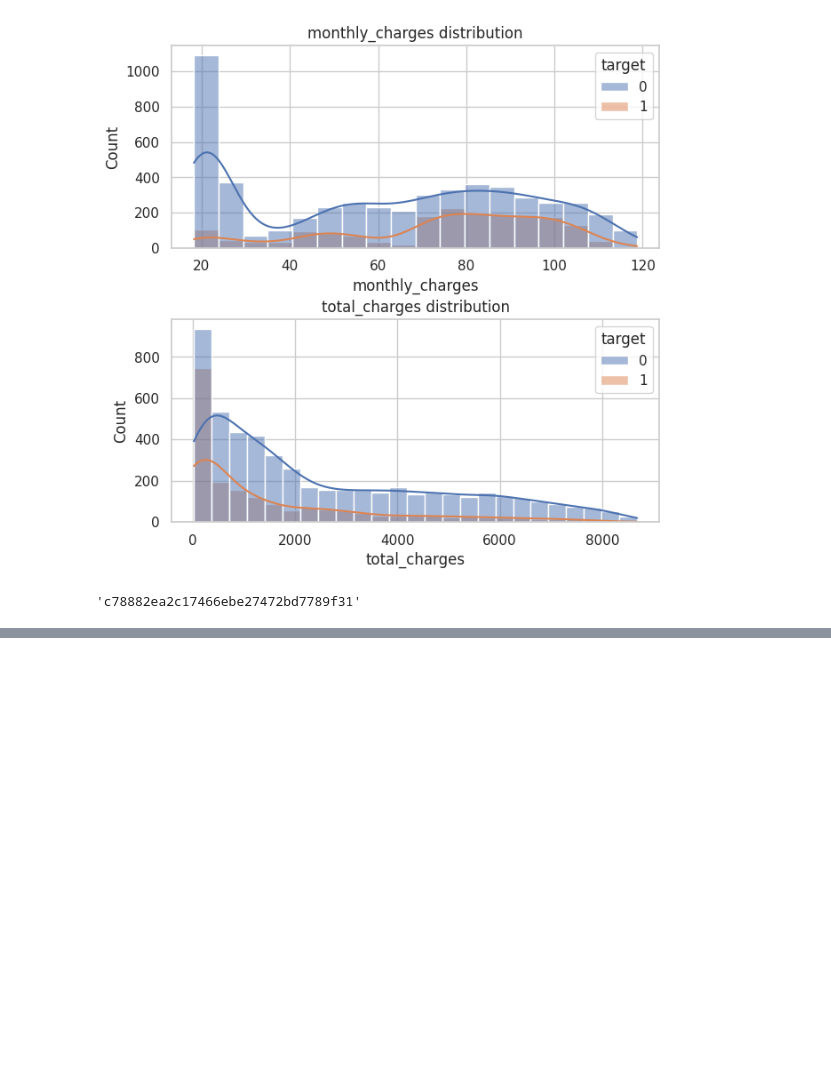
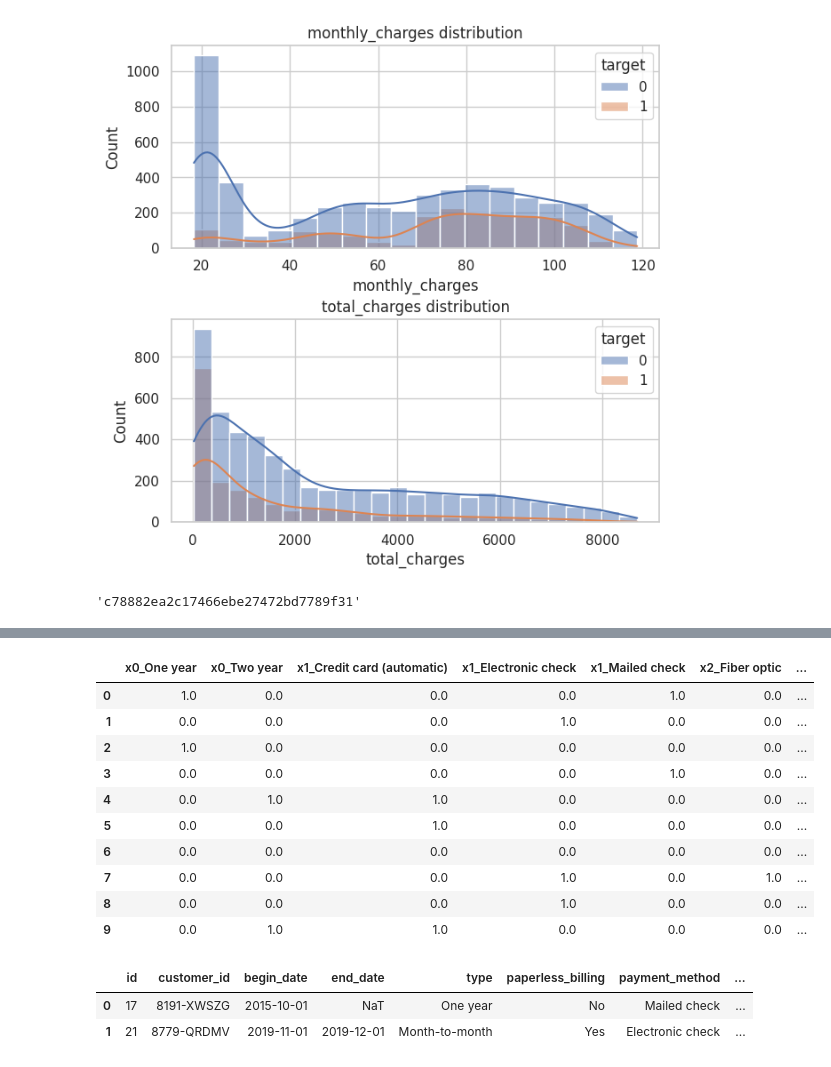
Before and after one commit to superVo1d/mle-mlflow, a Jupyter notebook: eda.ipynb, the cells around one changed output, grey strips where cells are left out. Saved outputs shown, nothing was run; the diff lists cells and outputs as text; code cells hidden in the pictures; blank space fills up the shorter version.

Commit message:
Препроцессинг данных

```diff
--- a/eda.ipynb
+++ b/eda.ipynb
@@ -384,0 +414,22 @@ run_id
+# %%
+connection = {"sslmode": "require", "target_session_attrs": "read-write"}
+postgres_credentials = {
+    "host": os.getenv("DB_DESTINATION_HOST"),
+    "port": os.getenv("DB_DESTINATION_PORT"),
+    "dbname": os.getenv("DB_DESTINATION_NAME"),
+    "user": os.getenv("DB_DESTINATION_USER"),
+    "password": os.getenv("DB_DESTINATION_PASSWORD"),
+}
+
+connection.update(postgres_credentials)
+
+with psycopg.connect(**connection) as conn:
+
+    with conn.cursor() as cur:
+        cur.execute(f"SELECT * FROM {TABLE_NAME}")
+        data = cur.fetchall()
+        columns = [col[0] for col in cur.description]
+
+df = pd.DataFrame(data, columns=columns)
+
+df.head(5)
@@ -384,0 +443,42 @@ run_id
+# %%
+# определение категориальных колонок, которые будут преобразованы
+cat_columns = ["type", "payment_method", "internet_service", "gender"]
+
+# создание объекта OneHotEncoder для преобразования категориальных переменных
+# auto - автоматическое определение категорий
+# ignore - игнорировать ошибки, если встречается неизвестная категория
+# max_categories - максимальное количество уникальных категорий
+# sparse_output - вывод в виде разреженной матрицы, если False, то в виде обычного массива
+# drop="first" - удаляет первую категорию, чтобы избежать ловушки мультиколлинеарности
+encoder_oh = OneHotEncoder(categories='auto', handle_unknown='ignore', sparse_output=False, max_categories=10, drop='first')
+
+# применение OneHotEncoder к данным. Преобразование категориальных данных в массив
+encoded_features = encoder_oh.fit_transform(df[cat_columns].to_numpy())
+
+# преобразование полученных признаков в DataFrame и установка названий колонок
+# get_feature_names_out() - получение имён признаков после преобразования
+encoded_df = pd.DataFrame(encoded_features, columns=encoder_oh.get_feature_names_out())
+encoded_df.head(10)
+# %% [output]
+|  | x0_One year | x0_Two year | x1_Credit card (automatic) | x1_Electronic check | x1_Mailed check | x2_Fiber optic | ... |
+| 0 | 1.0 | 0.0 | 0.0 | 0.0 | 1.0 | 0.0 | ... |
+| 1 | 0.0 | 0.0 | 0.0 | 1.0 | 0.0 | 0.0 | ... |
+| 2 | 1.0 | 0.0 | 0.0 | 0.0 | 0.0 | 0.0 | ... |
+| 3 | 0.0 | 0.0 | 0.0 | 0.0 | 1.0 | 0.0 | ... |
+| 4 | 0.0 | 1.0 | 1.0 | 0.0 | 0.0 | 0.0 | ... |
+| 5 | 0.0 | 0.0 | 1.0 | 0.0 | 0.0 | 0.0 | ... |
+| 6 | 0.0 | 0.0 | 0.0 | 0.0 | 0.0 | 0.0 | ... |
+| 7 | 0.0 | 0.0 | 0.0 | 1.0 | 0.0 | 1.0 | ... |
+| 8 | 0.0 | 0.0 | 0.0 | 1.0 | 0.0 | 0.0 | ... |
+| 9 | 0.0 | 1.0 | 1.0 | 0.0 | 0.0 | 0.0 | ... |
+# %%
+obj_df = df.copy()
+# конкатенация исходного DataFrame с новым DataFrame, содержащим закодированные категориальные признаки
+# axis=1 означает конкатенацию по колонкам
+obj_df = pd.concat([obj_df, encoded_df], axis=1)
+
+obj_df.head(2)
+# %% [output]
+|  | id | customer_id | begin_date | end_date | type | paperless_billing | payment_method | ... |
+| 0 | 17 | 8191-XWSZG | 2015-10-01 | NaT | One year | No | Mailed check | ... |
+| 1 | 21 | 8779-QRDMV | 2019-11-01 | 2019-12-01 | Month-to-month | Yes | Electronic check | ... |
```
Also changed, not shown: parts of 16 cells of this notebook, 17 other files.
